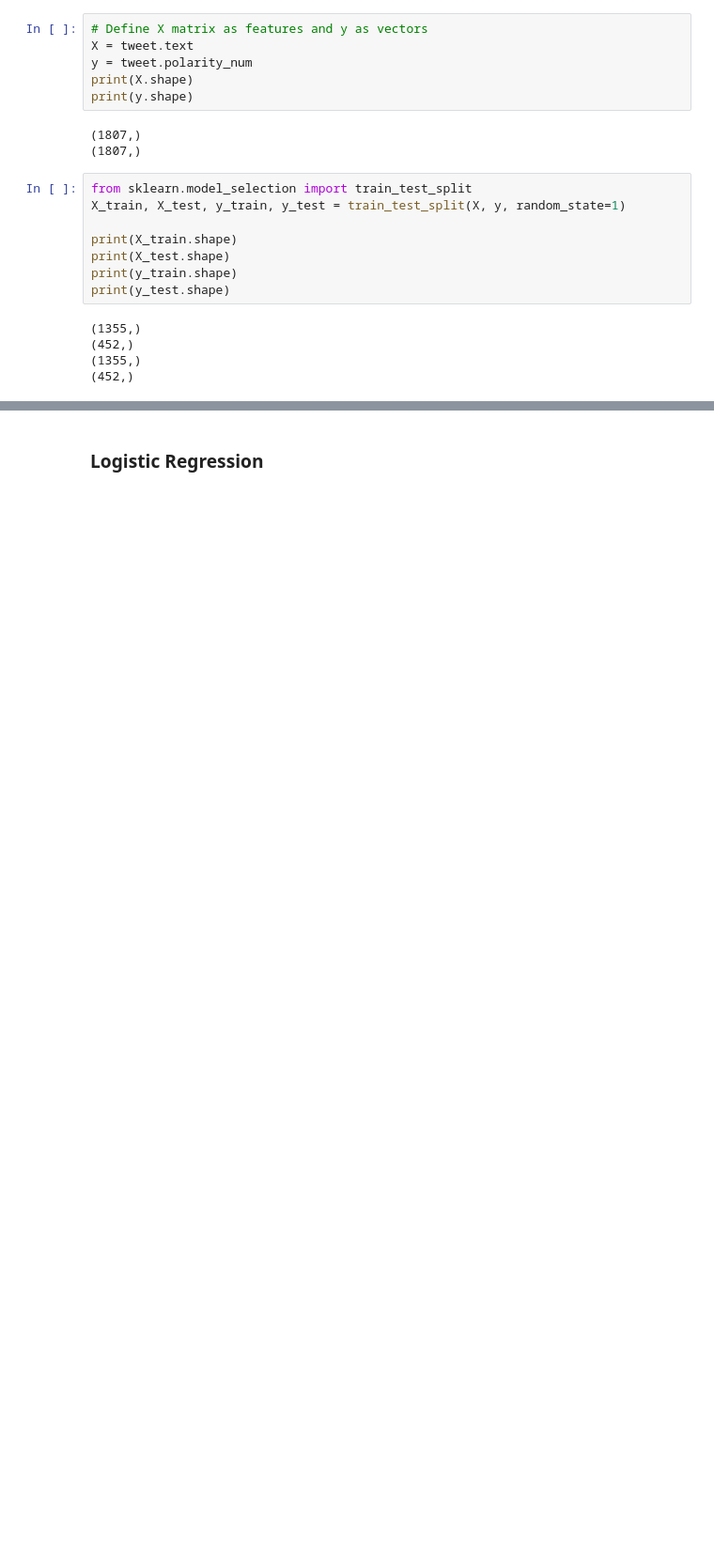
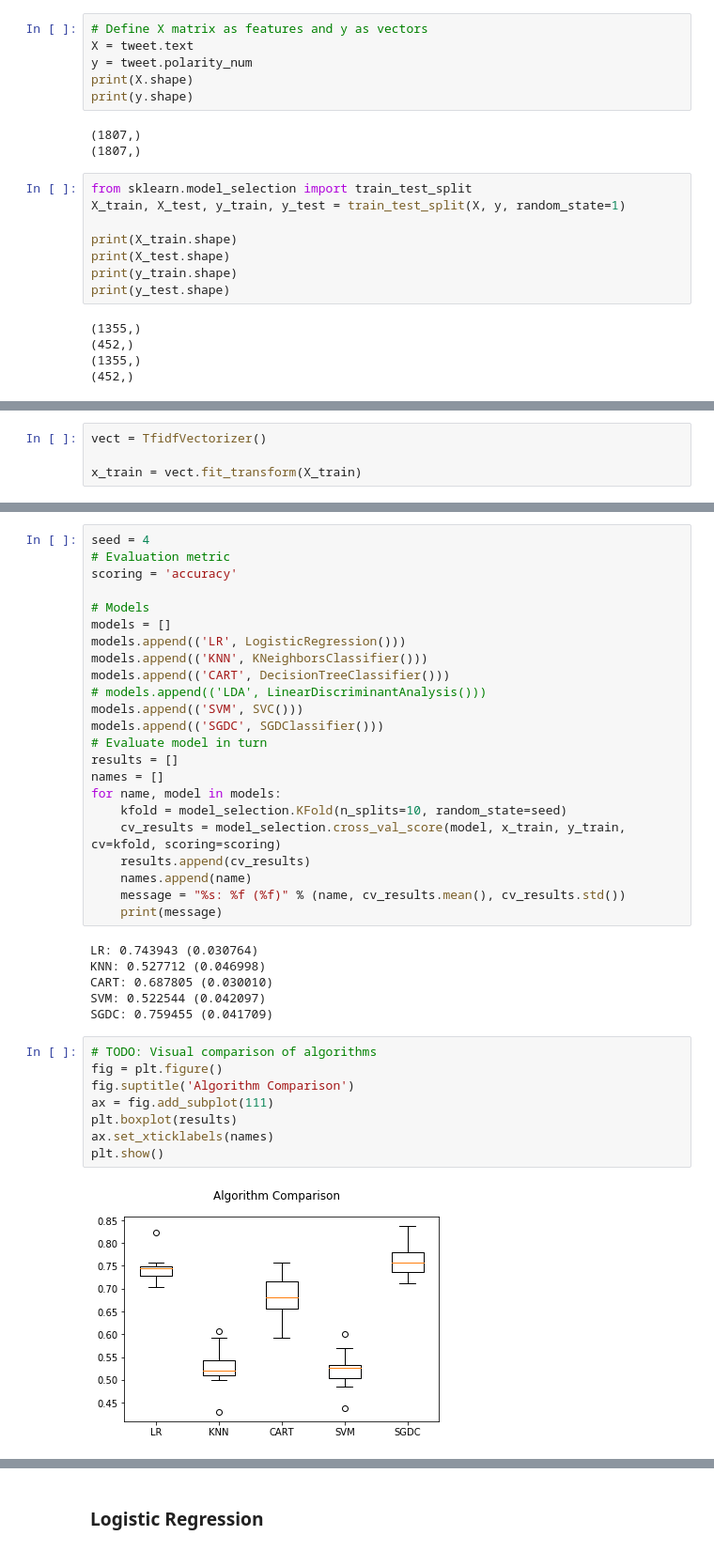
Before and after one commit to bryan-mwas/sentalytics_api, a Jupyter notebook: sentalytics/senti_model/sentalytics.ipynb, the cells around one changed output, grey strips where cells are left out. Shown: that part at 94% size. Cells and saved outputs as stored; diff of their text form; blank space fills up the shorter version.

```diff
--- a/sentalytics/senti_model/sentalytics.ipynb
+++ b/sentalytics/senti_model/sentalytics.ipynb
@@ -66,0 +97,4 @@ import numpy as np
+# %%
+vect = TfidfVectorizer()
+
+x_train = vect.fit_transform(X_train)
@@ -66,0 +105,39 @@ import numpy as np
+# %%
+seed = 4
+# Evaluation metric
+scoring = 'accuracy'
+
+# Models
+models = []
+models.append(('LR', LogisticRegression()))
+models.append(('KNN', KNeighborsClassifier()))
+models.append(('CART', DecisionTreeClassifier()))
+# models.append(('LDA', LinearDiscriminantAnalysis()))
+models.append(('SVM', SVC()))
+models.append(('SGDC', SGDClassifier()))
+# Evaluate model in turn
+results = []
+names = []
+for name, model in models:
+    kfold = model_selection.KFold(n_splits=10, random_state=seed)
+    cv_results = model_selection.cross_val_score(model, x_train, y_train, cv=kfold, scoring=scoring)
+    results.append(cv_results)
+    names.append(name)
+    message = "%s: %f (%f)" % (name, cv_results.mean(), cv_results.std())
+    print(message)
+# %% [output]
+LR: 0.743943 (0.030764)
+KNN: 0.527712 (0.046998)
+CART: 0.687805 (0.030010)
+SVM: 0.522544 (0.042097)
+SGDC: 0.759455 (0.041709)
+# %%
+# TODO: Visual comparison of algorithms
+fig = plt.figure()
+fig.suptitle('Algorithm Comparison')
+ax = fig.add_subplot(111)
+plt.boxplot(results)
+ax.set_xticklabels(names)
+plt.show()
+# %% [output]
+[figure, added]
```
Also changed, not shown: parts of 33 cells of this notebook.
